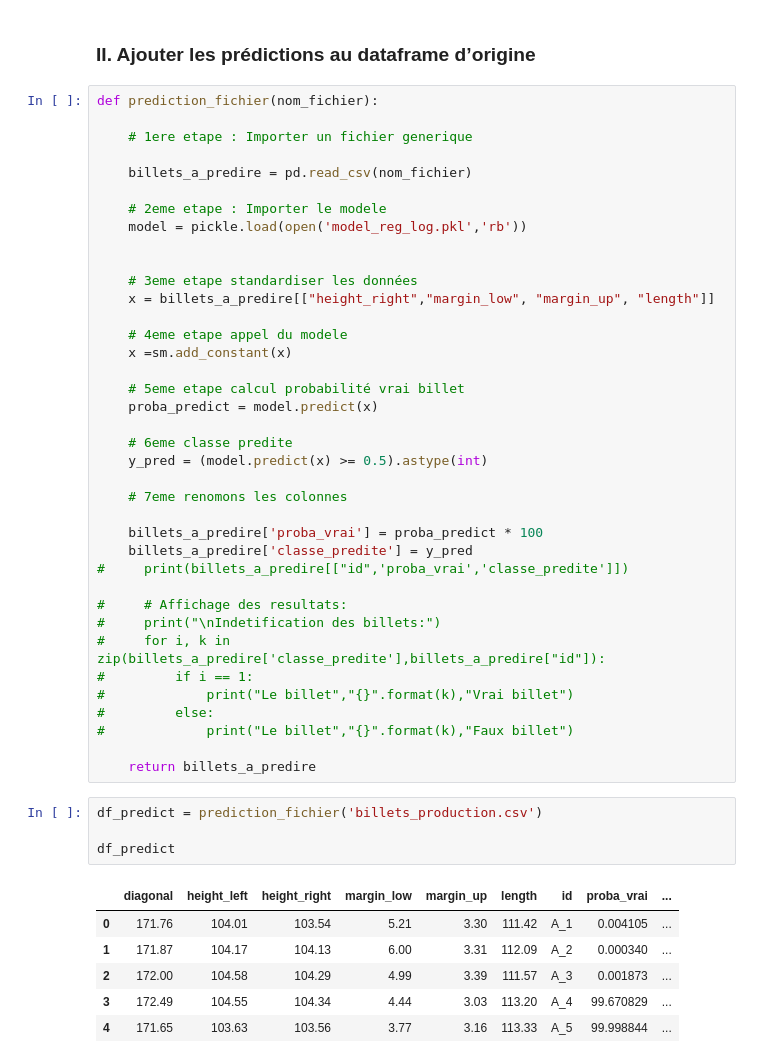
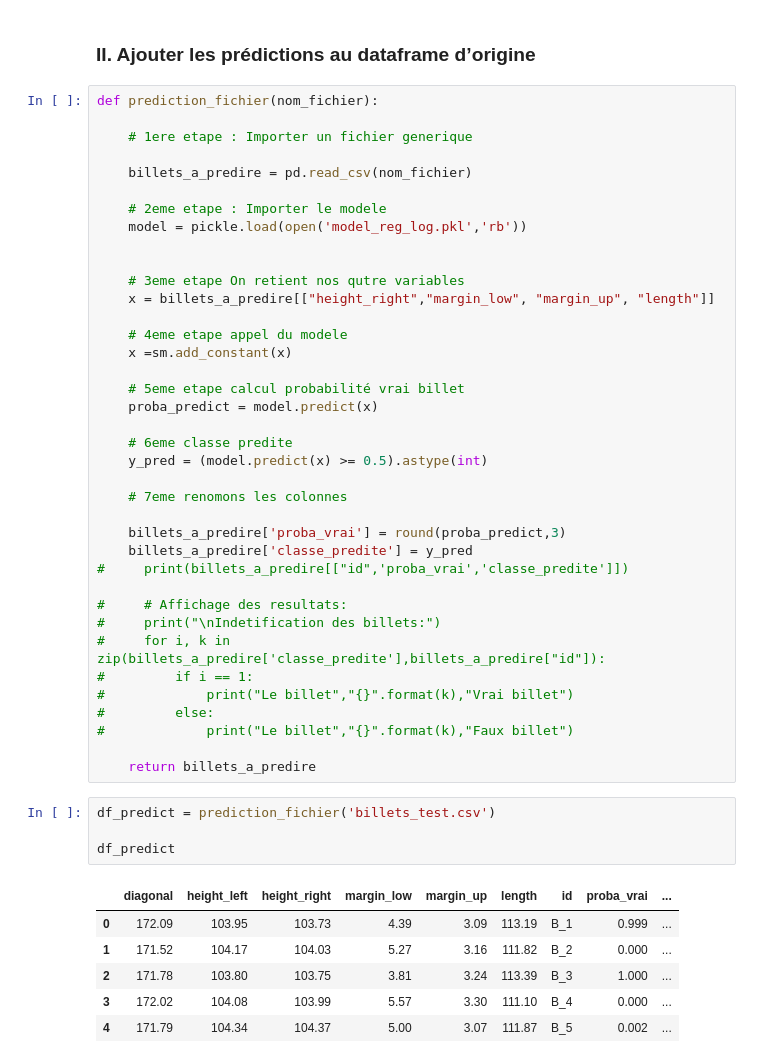
Before and after one commit to AbdoulayeMOUSTAPHA/D-tectez-des-faux-billets-avec-Python, a Jupyter notebook: Moustapha_Abdoulaye_10_billet_test-022023.ipynb, the cells around one changed output. Cells and saved outputs as stored; diff of their text form.

```diff
--- a/Moustapha_Abdoulaye_10_billet_test-022023.ipynb
+++ b/Moustapha_Abdoulaye_10_billet_test-022023.ipynb
@@ -22,7 +22,7 @@ def prediction_fichier(nom_fichier):
     model = pickle.load(open('model_reg_log.pkl','rb'))
 
 
-    # 3eme etape standardiser les données
+    # 3eme etape On retient nos qutre variables
     x = billets_a_predire[["height_right","margin_low", "margin_up", "length"]]
 
     # 4eme etape appel du modele
@@ -36,7 +36,7 @@ def prediction_fichier(nom_fichier):
 
     # 7eme renomons les colonnes
 
-    billets_a_predire['proba_vrai'] = proba_predict * 100
+    billets_a_predire['proba_vrai'] = round(proba_predict,3)
     billets_a_predire['classe_predite'] = y_pred
 #     print(billets_a_predire[["id",'proba_vrai','classe_predite']])
 
@@ -50,13 +50,13 @@ def prediction_fichier(nom_fichier):
 
     return billets_a_predire
 # %%
-df_predict = prediction_fichier('billets_production.csv')
+df_predict = prediction_fichier('billets_test.csv')
 
 df_predict
 # %% [output]
 |  | diagonal | height_left | height_right | margin_low | margin_up | length | id | proba_vrai | ... |
-| 0 | 171.76 | 104.01 | 103.54 | 5.21 | 3.30 | 111.42 | A_1 | 0.004105 | ... |
-| 1 | 171.87 | 104.17 | 104.13 | 6.00 | 3.31 | 112.09 | A_2 | 0.000340 | ... |
-| 2 | 172.00 | 104.58 | 104.29 | 4.99 | 3.39 | 111.57 | A_3 | 0.001873 | ... |
-| 3 | 172.49 | 104.55 | 104.34 | 4.44 | 3.03 | 113.20 | A_4 | 99.670829 | ... |
-| 4 | 171.65 | 103.63 | 103.56 | 3.77 | 3.16 | 113.33 | A_5 | 99.998844 | ... |
+| 0 | 172.09 | 103.95 | 103.73 | 4.39 | 3.09 | 113.19 | B_1 | 0.999 | ... |
+| 1 | 171.52 | 104.17 | 104.03 | 5.27 | 3.16 | 111.82 | B_2 | 0.000 | ... |
+| 2 | 171.78 | 103.80 | 103.75 | 3.81 | 3.24 | 113.39 | B_3 | 1.000 | ... |
+| 3 | 172.02 | 104.08 | 103.99 | 5.57 | 3.30 | 111.10 | B_4 | 0.000 | ... |
+| 4 | 171.79 | 104.34 | 104.37 | 5.00 | 3.07 | 111.87 | B_5 | 0.002 | ... |
```
Also changed, not shown: 1 other file.
